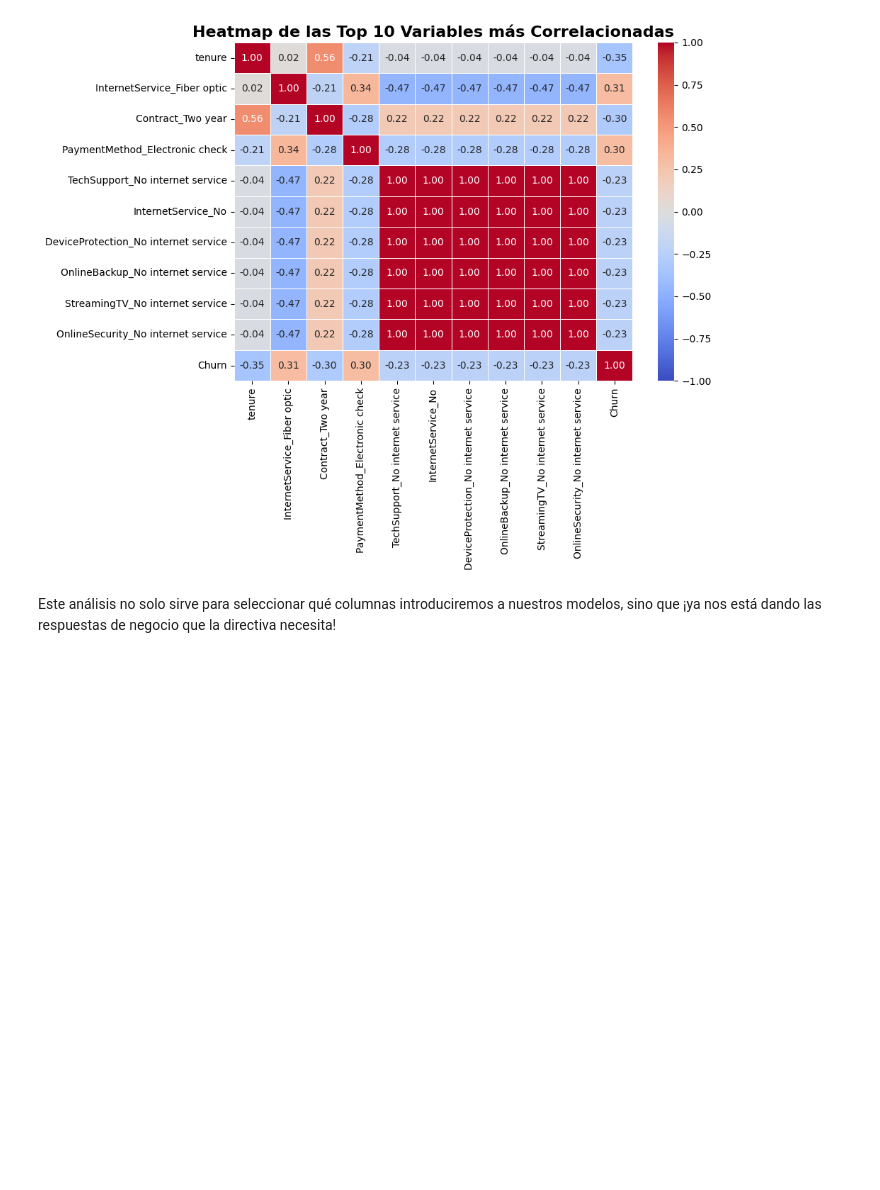
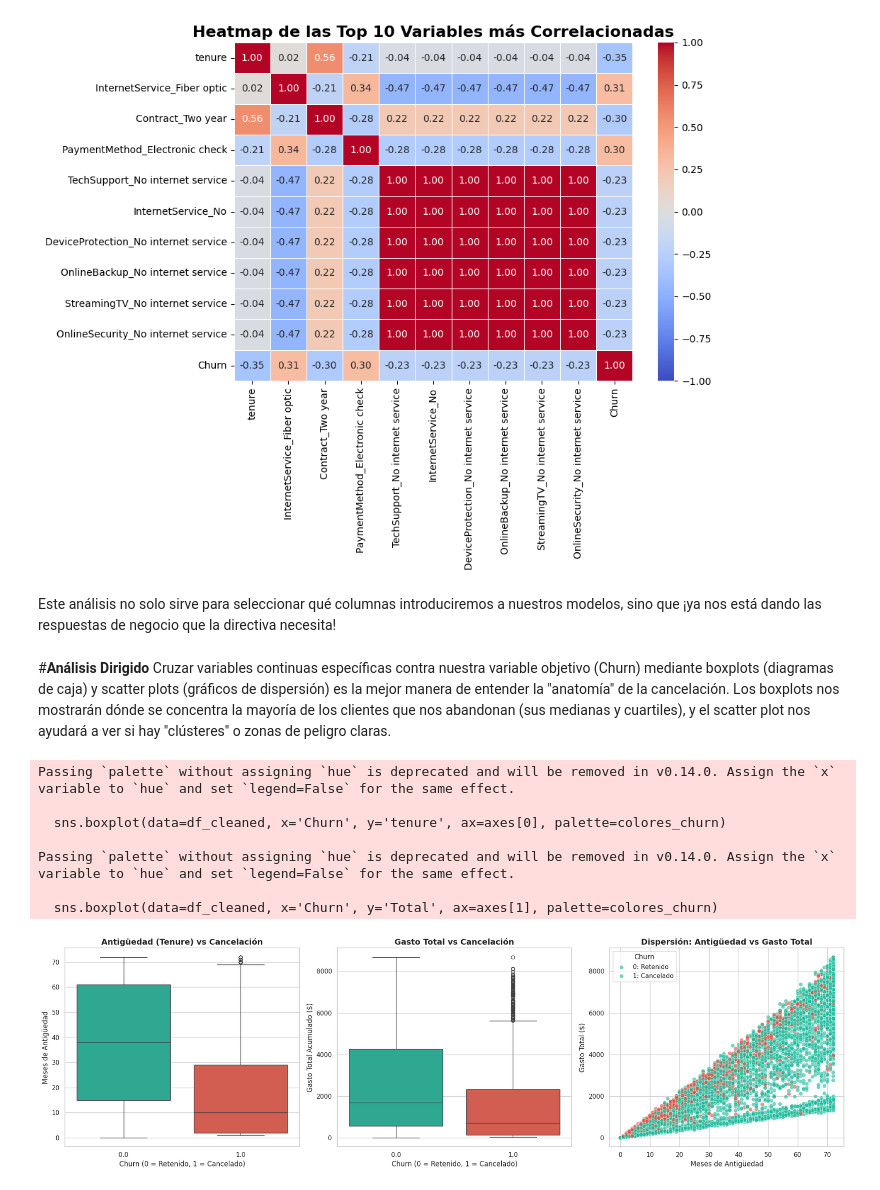
Before and after one commit to LordAguaKate/Telecom2, a Jupyter notebook: Telecom2.ipynb, the cells around one changed output. Cells and saved outputs as stored; diff of their text form; code cells hidden in the pictures; blank space fills up the shorter version.

Commit message:
Análisis Dirigido: Tiempo de Contrato y Gasto Total vs Cancelación

```diff
--- a/Telecom2.ipynb
+++ b/Telecom2.ipynb
@@ -318,3 +318,48 @@ plt.show()
 [figure]
 # %% [markdown]
 Este análisis no solo sirve para seleccionar qué columnas introduciremos a nuestros modelos, sino que ¡ya nos está dando las respuestas de negocio que la directiva necesita!
+# %% [markdown]
+#**Análisis Dirigido**
+Cruzar variables continuas específicas contra nuestra variable objetivo (Churn) mediante boxplots (diagramas de caja) y scatter plots (gráficos de dispersión) es la mejor manera de entender la "anatomía" de la cancelación. Los boxplots nos mostrarán dónde se concentra la mayoría de los clientes que nos abandonan (sus medianas y cuartiles), y el scatter plot nos ayudará a ver si hay "clústeres" o zonas de peligro claras.
+# %%
+import matplotlib.pyplot as plt
+import seaborn as sns
+
+# Configuración visual
+sns.set_theme(style="whitegrid")
+fig, axes = plt.subplots(1, 3, figsize=(20, 6))
+
+# Paleta de colores consistente (Verde para retención, Rojo para alerta/churn)
+colores_churn = ['#1ABC9C', '#E74C3C']
+
+# 1. Boxplot: Tiempo de contrato (tenure) vs Cancelación
+sns.boxplot(data=df_cleaned, x='Churn', y='tenure', ax=axes[0], palette=colores_churn)
+axes[0].set_title('Antigüedad (Tenure) vs Cancelación', fontsize=14, fontweight='bold')
+axes[0].set_xlabel('Churn (0 = Retenido, 1 = Cancelado)', fontsize=12)
+axes[0].set_ylabel('Meses de Antigüedad', fontsize=12)
+
+# 2. Boxplot: Gasto total (Total) vs Cancelación
+sns.boxplot(data=df_cleaned, x='Churn', y='Total', ax=axes[1], palette=colores_churn)
+axes[1].set_title('Gasto Total vs Cancelación', fontsize=14, fontweight='bold')
+axes[1].set_xlabel('Churn (0 = Retenido, 1 = Cancelado)', fontsize=12)
+axes[1].set_ylabel('Gasto Total Acumulado ($)', fontsize=12)
+
+# 3. Scatter plot: Antigüedad vs Gasto Total coloreado por Churn
+sns.scatterplot(data=df_cleaned, x='tenure', y='Total', hue='Churn', alpha=0.6,
+                palette=colores_churn, ax=axes[2], s=50)
+axes[2].set_title('Dispersión: Antigüedad vs Gasto Total', fontsize=14, fontweight='bold')
+axes[2].set_xlabel('Meses de Antigüedad', fontsize=12)
+axes[2].set_ylabel('Gasto Total ($)', fontsize=12)
+axes[2].legend(title='Churn', labels=['0: Retenido', '1: Cancelado'])
+
+plt.tight_layout()
+plt.show()
+# %% [output]
+Passing `palette` without assigning `hue` is deprecated and will be removed in v0.14.0. Assign the `x` variable to `hue` and set `legend=False` for the same effect.
+
+  sns.boxplot(data=df_cleaned, x='Churn', y='tenure', ax=axes[0], palette=colores_churn)
+
+Passing `palette` without assigning `hue` is deprecated and will be removed in v0.14.0. Assign the `x` variable to `hue` and set `legend=False` for the same effect.
+
+  sns.boxplot(data=df_cleaned, x='Churn', y='Total', ax=axes[1], palette=colores_churn)
+[figure, added]
```
Also changed, not shown: parts of 1 cell of this notebook.
